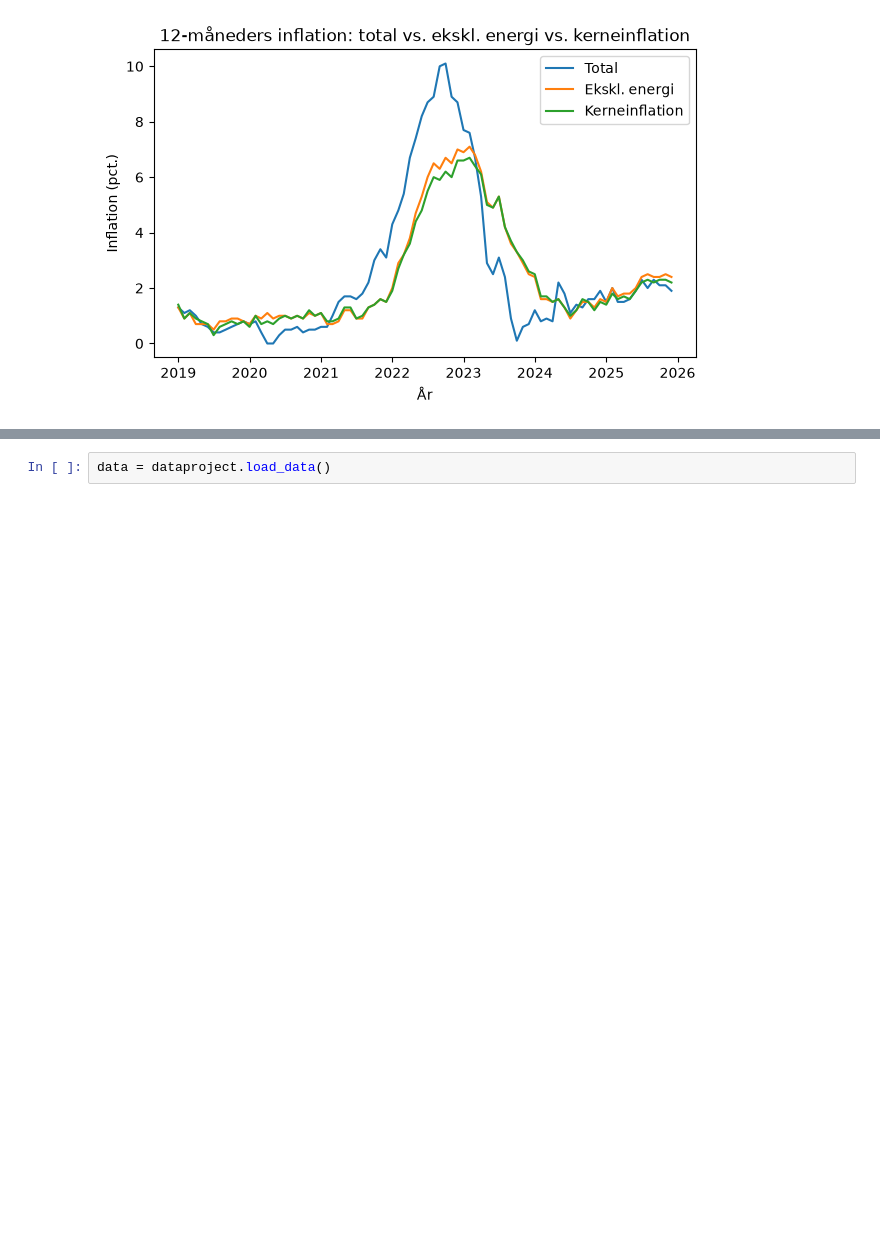
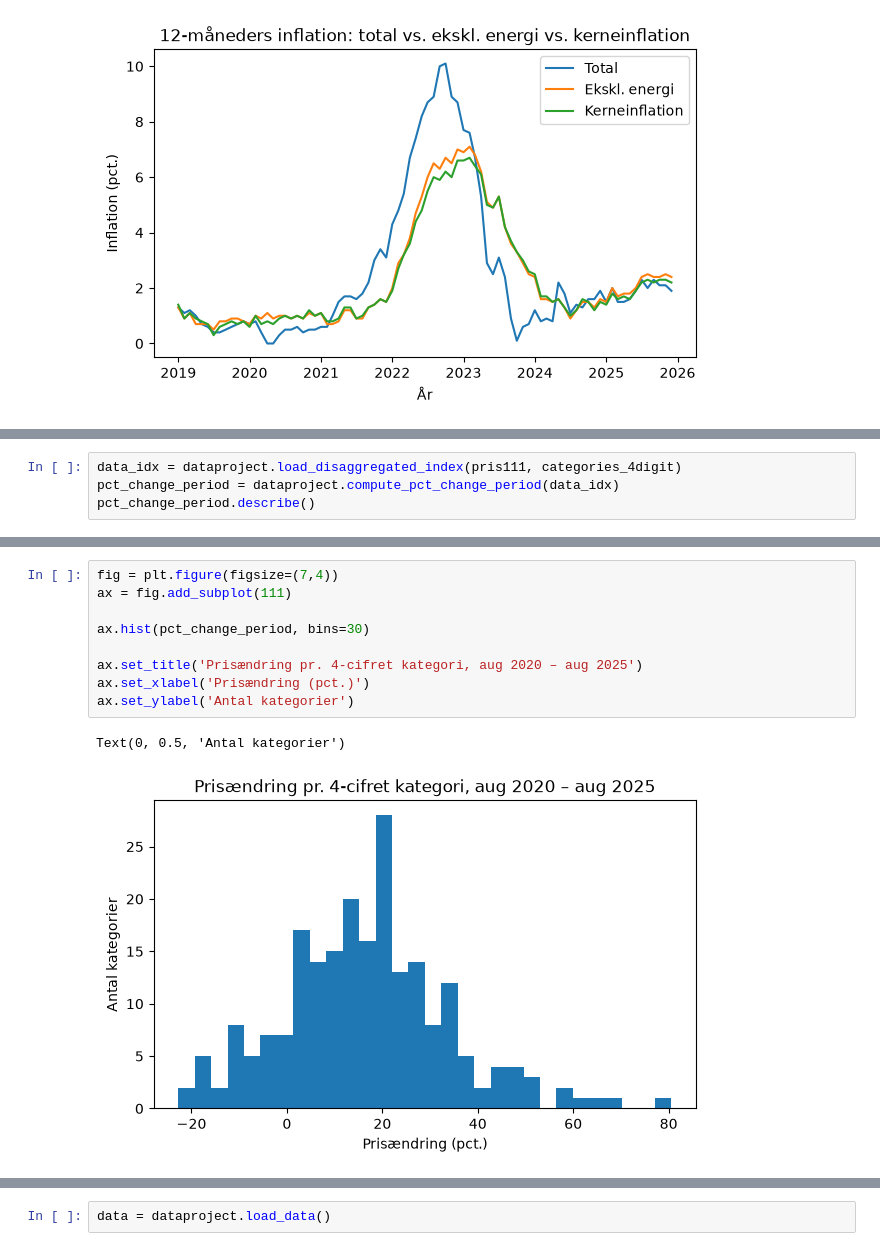
Before and after one commit to NumEconCopenhagen/projects-2025-jvb, a Jupyter notebook: 01_dataproject/dataproject.ipynb, the cells around one changed output, grey strips where cells are left out. Saved outputs shown, nothing was run; the diff lists cells and outputs as text; blank space fills up the shorter version.

```diff
--- a/01_dataproject/dataproject.ipynb
+++ b/01_dataproject/dataproject.ipynb
@@ -275,0 +355,4 @@ ax.legend()
+# %%
+data_idx = dataproject.load_disaggregated_index(pris111, categories_4digit)
+pct_change_period = dataproject.compute_pct_change_period(data_idx)
+pct_change_period.describe()
@@ -275,0 +369,12 @@ ax.legend()
+# %%
+fig = plt.figure(figsize=(7,4))
+ax = fig.add_subplot(111)
+
+ax.hist(pct_change_period, bins=30)
+
+ax.set_title('Prisændring pr. 4-cifret kategori, aug 2020 – aug 2025')
+ax.set_xlabel('Prisændring (pct.)')
+ax.set_ylabel('Antal kategorier')
+# %% [output]
+Text(0, 0.5, 'Antal kategorier')
+[figure, added]
```
Also changed, not shown: parts of 8 cells of this notebook, 1 other file.
